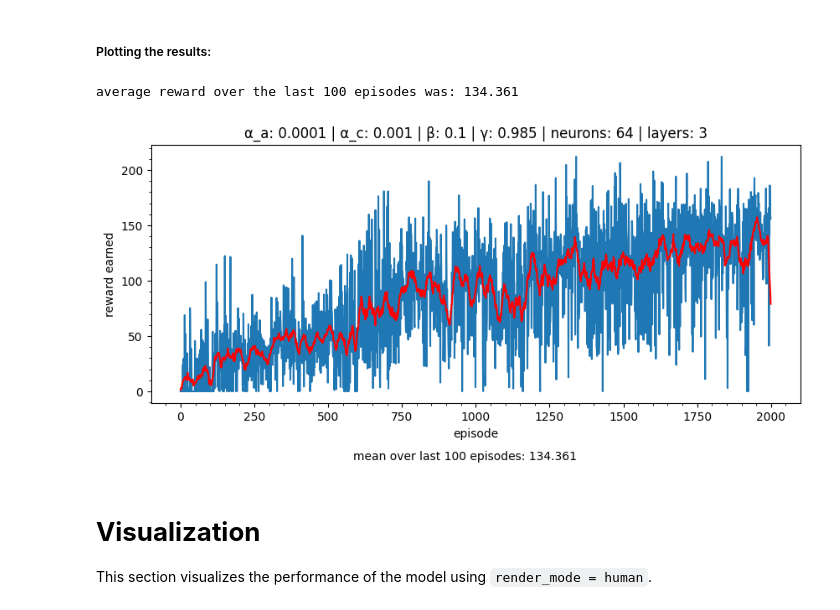
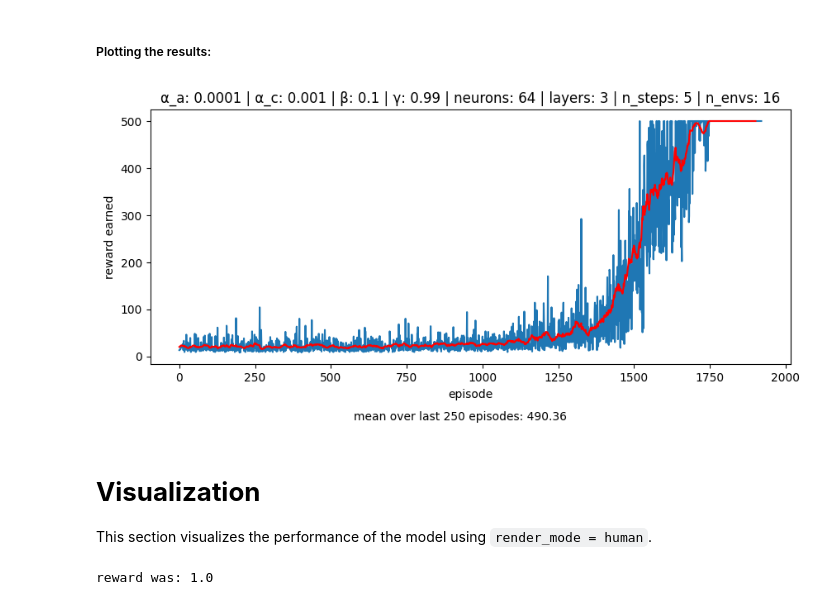
Before and after one commit to MattTidd/rl_experimentation, a Jupyter notebook: gymnasium_environments/cartpole/ac/ac_cartpole_training.ipynb, the cells around one changed output. Cells and saved outputs as stored; diff of their text form; code cells hidden in the pictures.

Commit message:
implemented the vectorized environment

```diff
--- a/gymnasium_environments/cartpole/ac/ac_cartpole_training.ipynb
+++ b/gymnasium_environments/cartpole/ac/ac_cartpole_training.ipynb
@@ -345,23 +360,17 @@ train_metrics = {"desired_score"    : desired_score,
 # %%
-# create the environment:
-env = gym.make("CartPole-v1")
-
-# wrap:
-env = SwingUpWrapper(env)
+# create the environments:
+envs = AsyncVectorEnv([make_env(env_name = "CartPole-v1", wrapped = False, seed = i) for i in range(n_envs)])
 
 # clear the backend:
 tf.keras.backend.clear_session()
 
-# instantiate the agent:
-ac_agent = A2C_Agent(env = env,
-                    lr_a = lr_a,
-                    lr_c = lr_c,
-                    beta = beta,
-                    gamma = gamma,
-                    layers = layers,
-                    neurons = neurons,
-                    seed = seed,
-                    n_steps = n_steps
-                    )
-
-_, _ = ac_agent.env.reset(seed = ac_agent.seed)
+# make the agent:
+agent = A2C_Agent(envs = envs,
+                  gamma = gamma,
+                  lr_a = lr_a,
+                  lr_c = lr_c,
+                  beta = beta,
+                  layers = layers,
+                  neurons = neurons,
+                  n_envs = n_envs,
+                  n_steps = n_steps)
@@ -371,5 +378,5 @@ WARNING:tensorflow:From c:\Users\mtidd2\Desktop\rl_experimentation\venv\Lib\site
 ##### Train the agent:
 # %%
 # training:
-reward_history = ac_agent.train(training_length = train_length, train_metrics = train_metrics)
+reward_history = agent.train(num_updates = num_updates, train_metrics = train_metrics)
 # %% [output]
@@ -380,65 +388,62 @@ WARNING:tensorflow:5 out of the last 27 calls to <function A2C_Agent.training_st
 # %%
 # moving average function:
 def moving_average(interval, window_size):
     window = np.ones(int(window_size)) / float(window_size)
-    return np.convolve(interval, window, 'same')
+    return np.convolve(interval, window, 'valid')
 
 filtered_data = moving_average(reward_history, 20)
 last_few = np.mean(reward_history[-over_last:]).round(3)
 
-print(f"average reward over the last 100 episodes was: {last_few}")
-
 figure = plt.figure(figsize = (10, 4))
 plt.plot(reward_history)
 plt.plot(filtered_data, 'r-')
-plt.minorticks_on()
-plt.title(f"α_a: {lr_a} | α_c: {lr_c} | β: {beta} | γ: {gamma} | neurons: {neurons} | layers: {layers}")
+plt.minorticks_on
+plt.title(f"α_a: {lr_a} | α_c: {lr_c} | β: {beta} | γ: {gamma} | neurons: {neurons} | layers: {layers} | n_steps: {n_steps} | n_envs: {n_envs}")
 plt.xlabel('episode')
 plt.ylabel(f'reward earned')
 plt.figtext(x = 0.5, y = -0.05, s = f"mean over last {over_last} episodes: {last_few}", ha = 'center', va = 'center')
 
 # save figure:
 if len(model_path) != 0:
     try:
         plt.savefig(f"{model_path}/reward_episode_plot.png", bbox_inches = "tight")
     except:
         pass
 # %% [output]
-average reward over the last 100 episodes was: 134.361
-[figure, old version]
+[figure, new version]
 # %% [markdown]
 # **Visualization**
 
 This section visualizes the performance of the model using `render_mode = human`.
 # %%
-visualize = False
+visualize = True
 
 if visualize:
     # prepare the new environment:
     env = gym.make("CartPole-v1", render_mode = 'human', max_episode_steps = 500)
 
     # wrap:
-    env = SwingUpWrapper(env)
+    # env = SwingUpWrapper(env)
 
     # give the agent the new environment:
-    ac_agent.env = env
+    agent.envs = env
 
     # prep the visualization:
-    obs, _ = ac_agent.env.reset()
+    obs, _ = agent.envs.reset()
     done = False
 
     # while false:
     while not done:
         # start rendering the environment:
-        ac_agent.env.render()
+        agent.envs.render()
 
         # pick an action from the actor network output:
         obs_tensor = tf.convert_to_tensor(obs[None, :], dtype = tf.float32)
-        probs = ac_agent.actor_network(obs_tensor, training = False)
+        probs = agent.actor(obs_tensor, training = False)
         action = np.random.choice(len(probs[0]), p = probs.numpy()[0])
 
         # take the action on the environment:
-        next_obs, reward, term, trunc, _ = ac_agent.env.step(action)
+        next_obs, reward, term, trunc, _ = agent.envs.step(action)
         print(f"reward was: {reward}", end = "\r")
 
         # advance state:
@@ -448,3 +453,5 @@ if visualize:
         done = term or trunc
 
     env.close()
+# %% [output]
+reward was: 1.0
```
Also changed, not shown: parts of 11 cells of this notebook.
